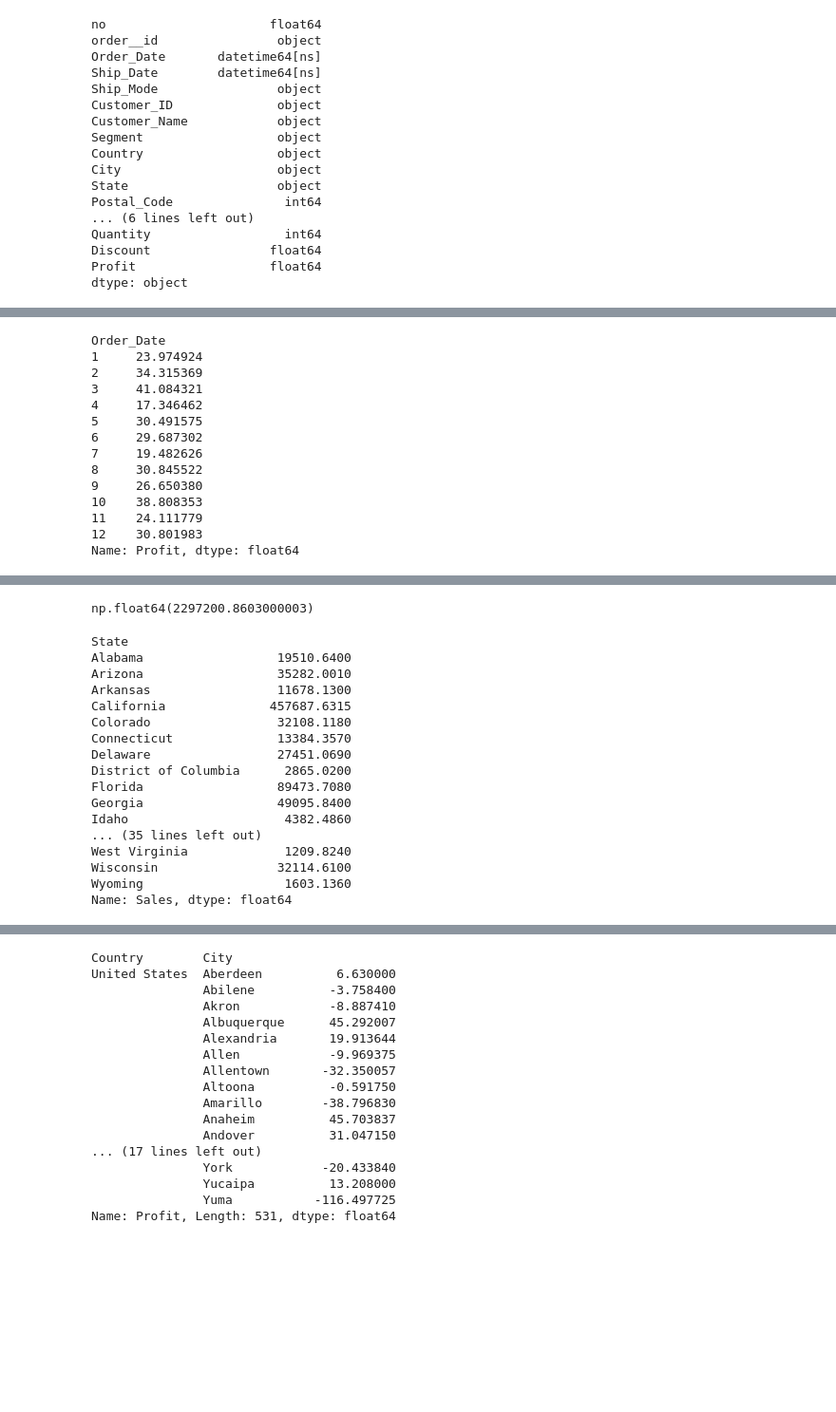
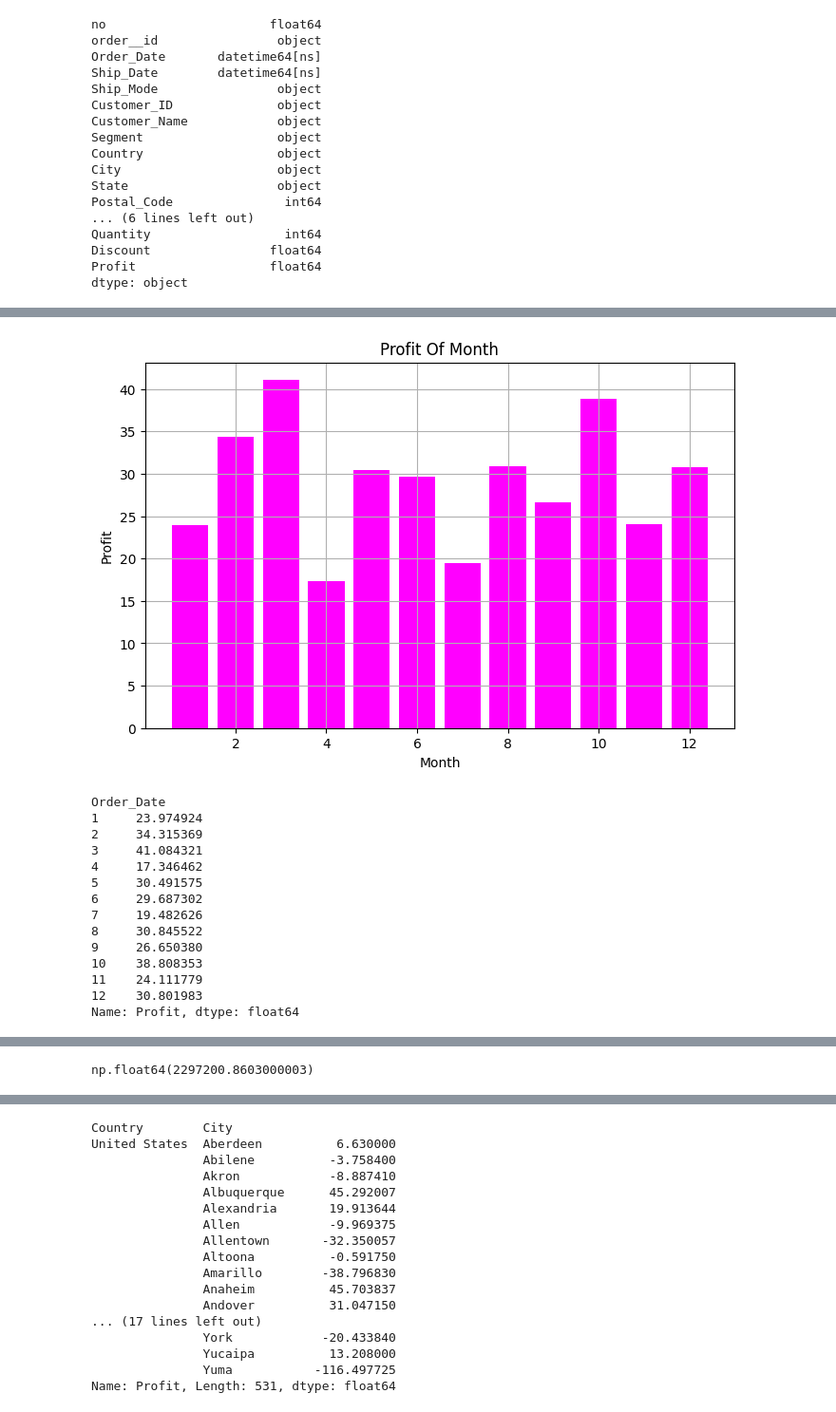
Before and after one commit to Akash05111998/NUMPY---PANDAS, a Jupyter notebook: Pandas Assignment/Pandas_assignment.ipynb, the cells around one changed output, grey strips where cells are left out. Shown at 95% size. Cells and saved outputs as stored; diff of their text form; code cells hidden in the pictures; blank space fills up the shorter version.

```diff
--- a/Pandas Assignment/Pandas_assignment.ipynb
+++ b/Pandas Assignment/Pandas_assignment.ipynb
@@ -292,10 +294,22 @@ june_2014
 # %%
 # 15. Calculate month wise average of profit.
 
 ne['Order_Date']=pd.to_datetime(ne['Order_Date'])
 monthly_avg_profit=ne.groupby(ne['Order_Date'].dt.month)['Profit'].mean()
 monthly_avg_profit
+
+import matplotlib.pyplot as plt
+plt.figure(figsize=(8,5))
+plt.bar(monthly_avg_profit.index, monthly_avg_profit.values, color='Magenta')
+plt.title('Profit Of Month')
+plt.xlabel('Month')
+plt.ylabel('Profit')
+plt.xticks(rotation=0)
+plt.grid(True)
+plt.show()
+display(monthly_avg_profit)
 # %% [output]
+[figure, added]
 Order_Date
 1     23.974924
 2     34.315369
@@ -341,26 +355,3 @@ sum_of_sales = ne['Sales'].sum()
 sum_of_sales
 # %% [output]
 np.float64(2297200.8603000003)
-# %%
-#18 Find state wise sum of sales.
-
-aaaa=ne.groupby('State')['Sales'].sum()
-aaaa
-# %% [output]
-State
-Alabama                  19510.6400
-Arizona                  35282.0010
-Arkansas                 11678.1300
-California              457687.6315
-Colorado                 32108.1180
-Connecticut              13384.3570
-Delaware                 27451.0690
-District of Columbia      2865.0200
-Florida                  89473.7080
-Georgia                  49095.8400
-Idaho                     4382.4860
-... (35 lines left out)
-West Virginia             1209.8240
-Wisconsin                32114.6100
-Wyoming                   1603.1360
-Name: Sales, dtype: float64
```
Also changed, not shown: parts of 10 cells of this notebook.
